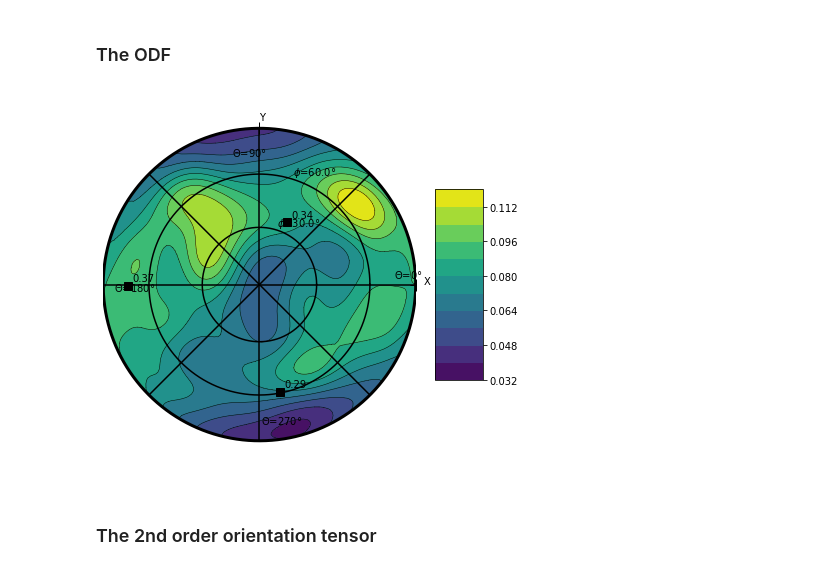
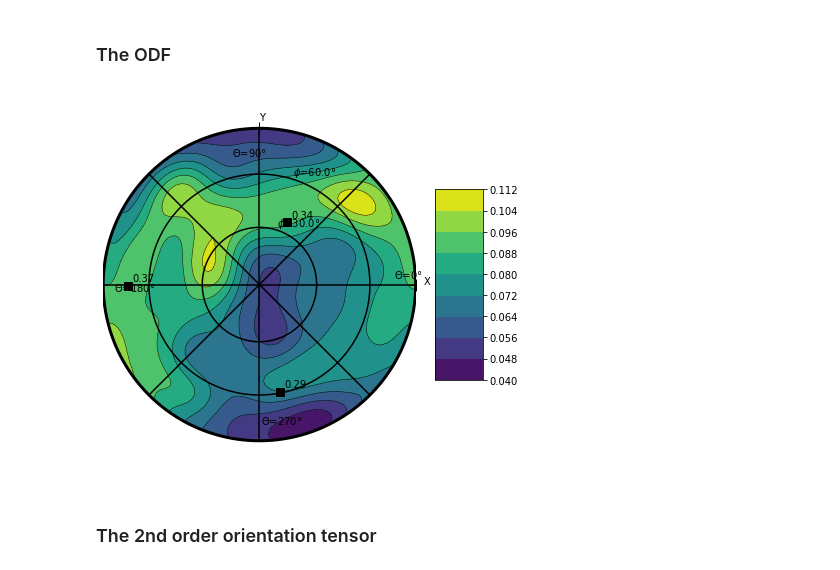
Before and after one commit to ThomasChauve/AITA-book, a Jupyter notebook: docs/Quick_start.ipynb, the cells around one changed output. Drawn from its saved outputs; the diff is of its cells as text; code cells hidden in the pictures.

```diff
--- a/docs/Quick_start.ipynb
+++ b/docs/Quick_start.ipynb
@@ -118,9 +118,9 @@ The `plotODF function` is very quite sensible to the `bw` input parameter that i
 ### The ODF
 # %%
 plt.figure(figsize=(7,7))
-data.orientation.uvecs.plotODF(cmap=cm.viridis)
+data.orientation.uvecs.plotODF(bw=0.2,cmap=cm.viridis)
 # %% [output]
-[figure, old version]
+[figure, new version]
 # %% [markdown]
 ### The 2nd order orientation tensor
 # %% [markdown]
```
Also changed, not shown: parts of 9 cells of this notebook.
